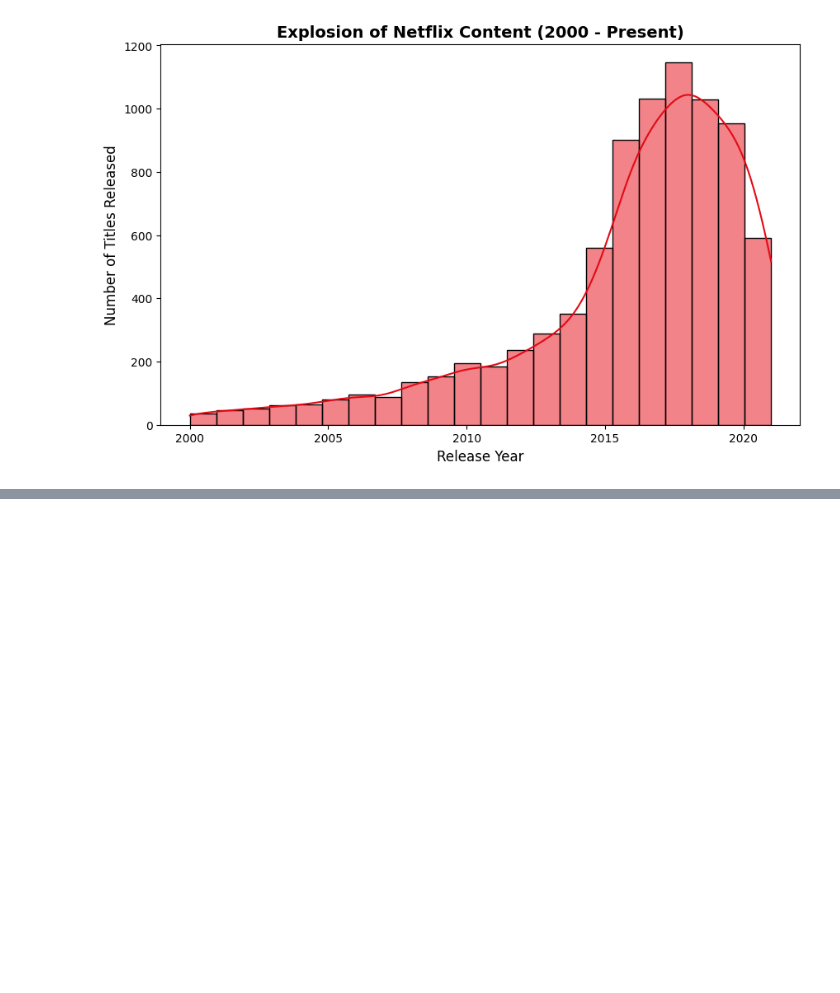
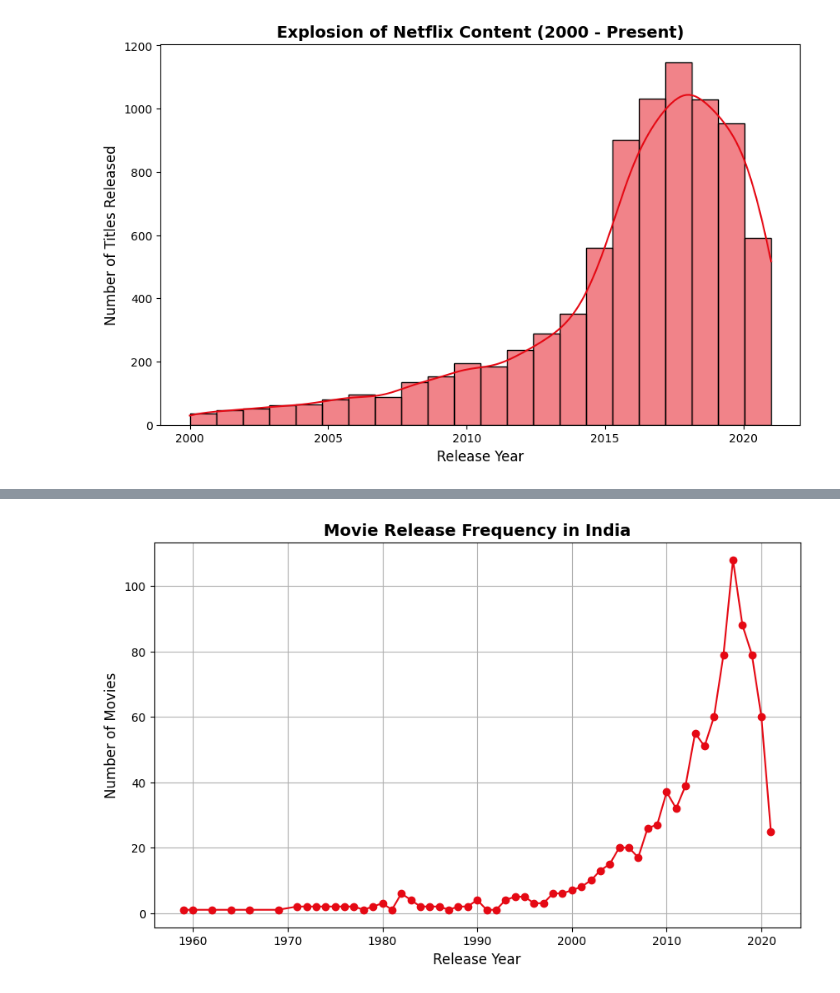
Before and after one commit to CodeBlue0001/data-analysis-Training, a Jupyter notebook: netflix_dataset.ipynb, the cells around one changed output, grey strips where cells are left out. Saved outputs shown, nothing was run; the diff lists cells and outputs as text; code cells hidden in the pictures; blank space fills up the shorter version.

```diff
--- a/netflix_dataset.ipynb
+++ b/netflix_dataset.ipynb
@@ -213,0 +213,17 @@ Passing `palette` without assigning `hue` is deprecated and will be removed in v
+# %%
+# movie release frequency in the country
+fd = filtered_df[filtered_df["type"] == "Movie"]
+
+# Calculate the number of movies released each year and sort by year
+movie_releases_counts = fd["release_year"].value_counts().sort_index()
+
+# making graph
+plt.figure(figsize=(10, 6))
+plt.plot(movie_releases_counts.index, movie_releases_counts.values, marker='o', color='#E50914')
+plt.title(f'Movie Release Frequency in {country_name}', fontsize=14, fontweight='bold')
+plt.xlabel('Release Year', fontsize=12)
+plt.ylabel('Number of Movies', fontsize=12)
+plt.grid(True)
+plt.show()
+# %% [output]
+[figure, added]
```
Also changed, not shown: parts of 4 cells of this notebook.
